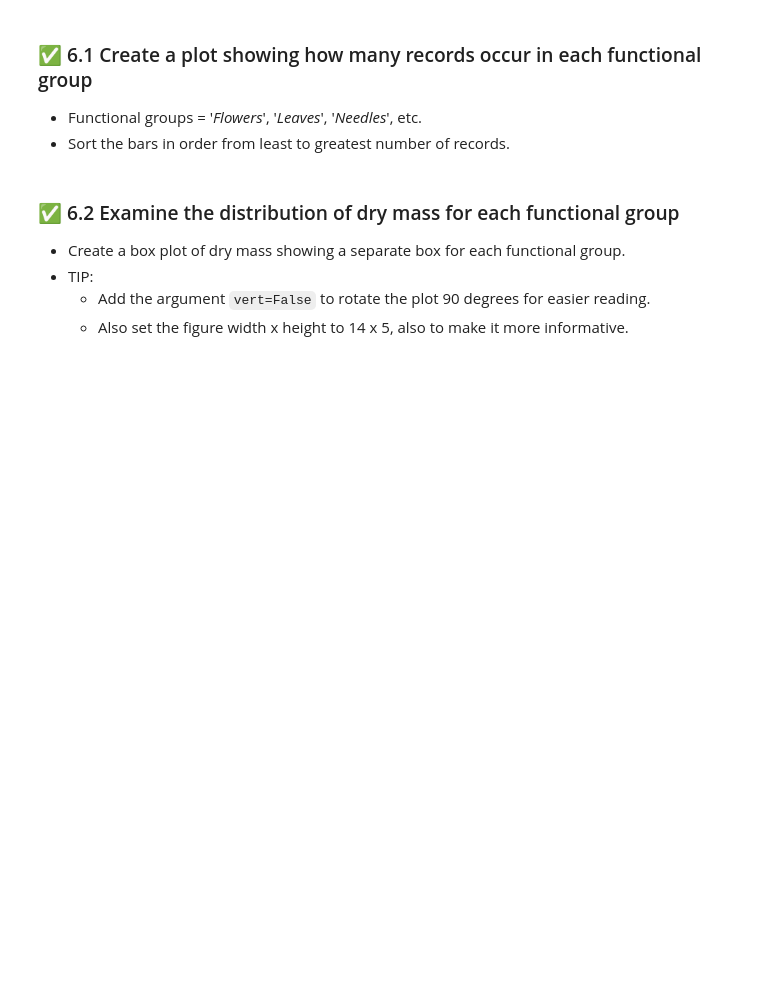
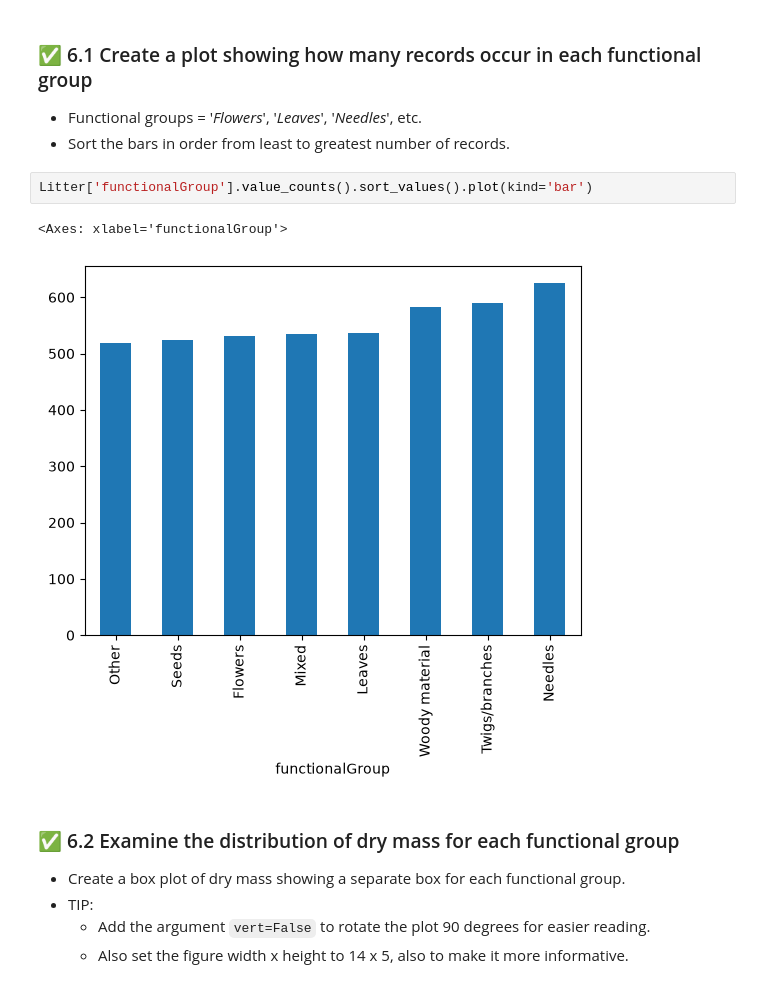
Before and after one commit to XuanZhou66/ENV700, a Jupyter notebook: assignments/xz492_A3-Data-Exploration.ipynb, the cells around one changed output. Drawn from its saved outputs; the diff is of its cells as text; blank space fills up the shorter version.

```diff
--- a/assignments/xz492_A3-Data-Exploration.ipynb
+++ b/assignments/xz492_A3-Data-Exploration.ipynb
@@ -306,6 +292,11 @@ dtype: float64
 ### ✅ 6.1 Create a plot showing how many records occur in each functional group
 * Functional groups = '*Flowers*', '*Leaves*', '*Needles*', etc.
 * Sort the bars in order from least to greatest number of records.
+# %%
+Litter['functionalGroup'].value_counts().sort_values().plot(kind='bar')
+# %% [output]
+<Axes: xlabel='functionalGroup'>
+[figure, added]
 # %% [markdown]
 ### ✅ 6.2 Examine the distribution of dry mass for each functional group
 * Create a box plot of dry mass showing a separate box for each functional group.
```
Also changed, not shown: parts of 7 cells of this notebook, 4 other files.
